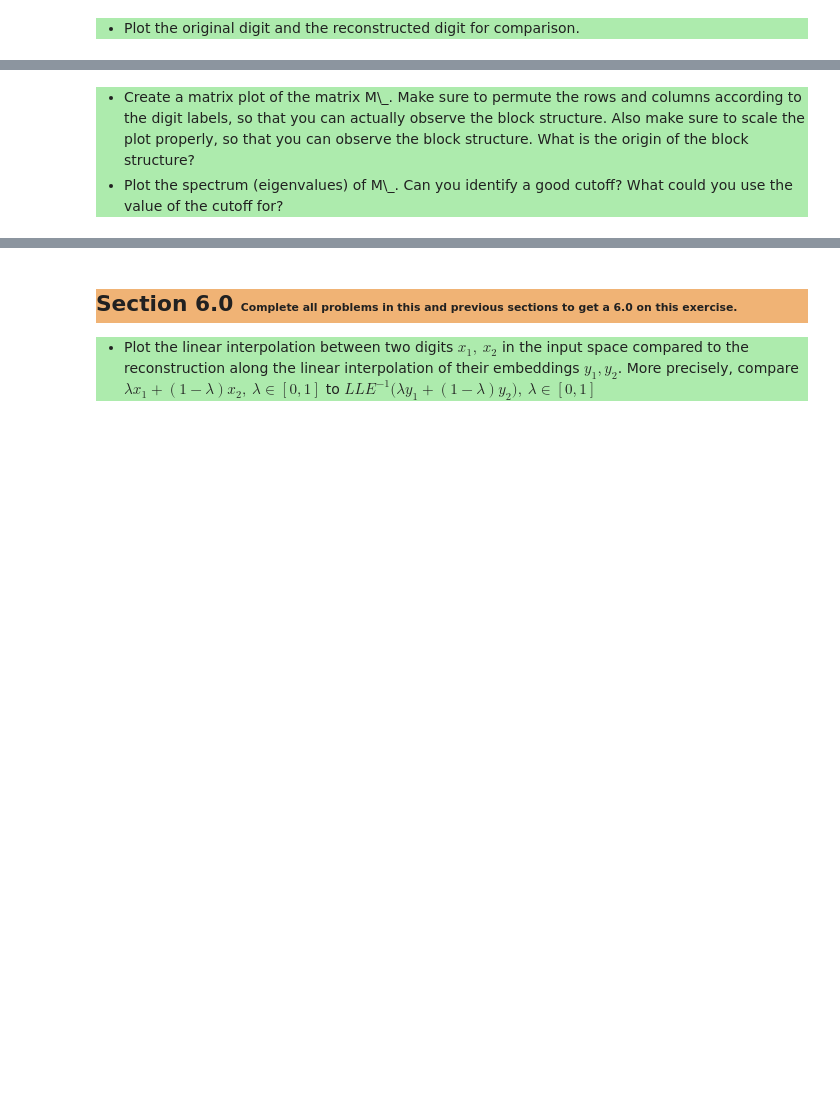
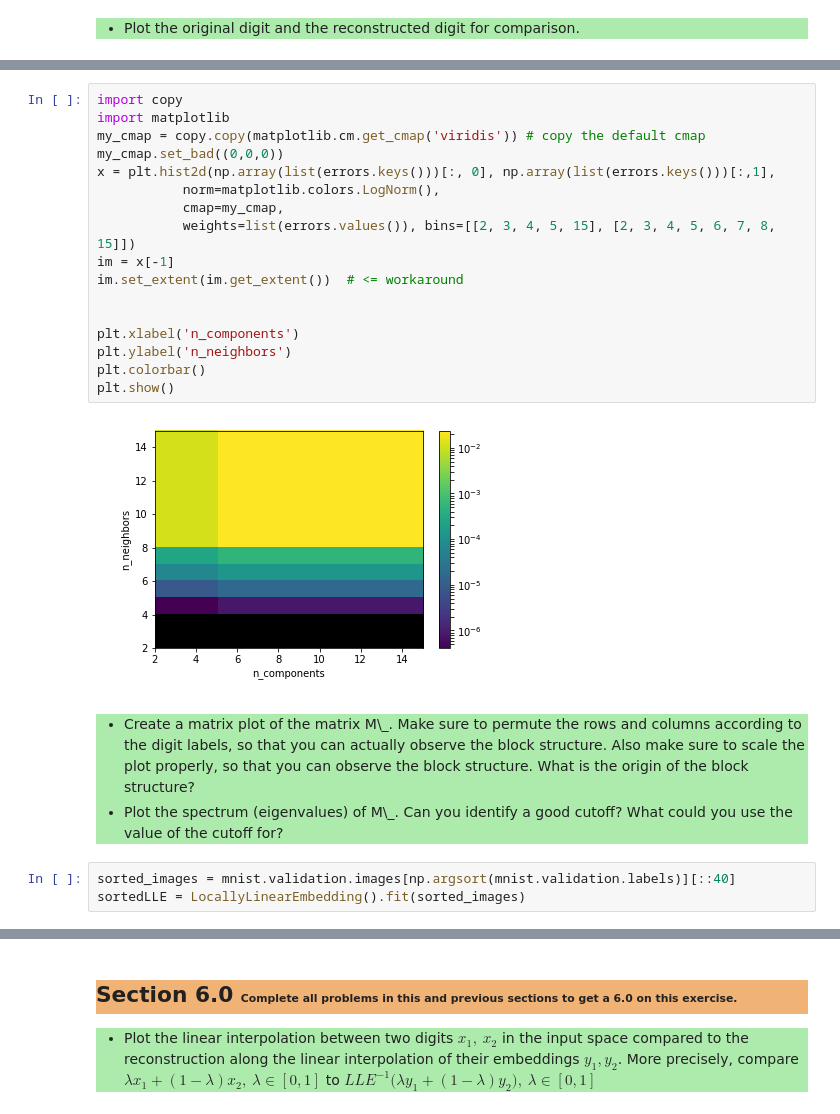
Before and after one commit to mcreng/stat-learning, a Jupyter notebook: slt-ce-1.ipynb, the cells around one changed output, grey strips where cells are left out. Cells and saved outputs as stored; diff of their text form; blank space fills up the shorter version.

```diff
--- a/slt-ce-1.ipynb
+++ b/slt-ce-1.ipynb
@@ -238,3 +357,22 @@ plt.subplot(122)
+# %%
+import copy
+import matplotlib
+my_cmap = copy.copy(matplotlib.cm.get_cmap('viridis')) # copy the default cmap
+my_cmap.set_bad((0,0,0))
+x = plt.hist2d(np.array(list(errors.keys()))[:, 0], np.array(list(errors.keys()))[:,1],
+           norm=matplotlib.colors.LogNorm(),
+           cmap=my_cmap,
+           weights=list(errors.values()), bins=[[2, 3, 4, 5, 15], [2, 3, 4, 5, 6, 7, 8, 15]])
+im = x[-1]
+im.set_extent(im.get_extent())  # <= workaround
+
+
+plt.xlabel('n_components')
+plt.ylabel('n_neighbors')
+plt.colorbar()
+plt.show()
+# %% [output]
+[figure, added]
 # %% [markdown]
 <ul style="background-color:#adebad;">
         <li>
@@ -245,3 +383,6 @@ plt.subplot(122)
         Plot the spectrum (eigenvalues) of M\_. Can you identify a good cutoff? What could you use the value of the cutoff for?
         </li>
     </ul>
+# %%
+sorted_images = mnist.validation.images[np.argsort(mnist.validation.labels)][::40]
+sortedLLE = LocallyLinearEmbedding().fit(sorted_images)
```
Also changed, not shown: parts of 26 cells of this notebook.
